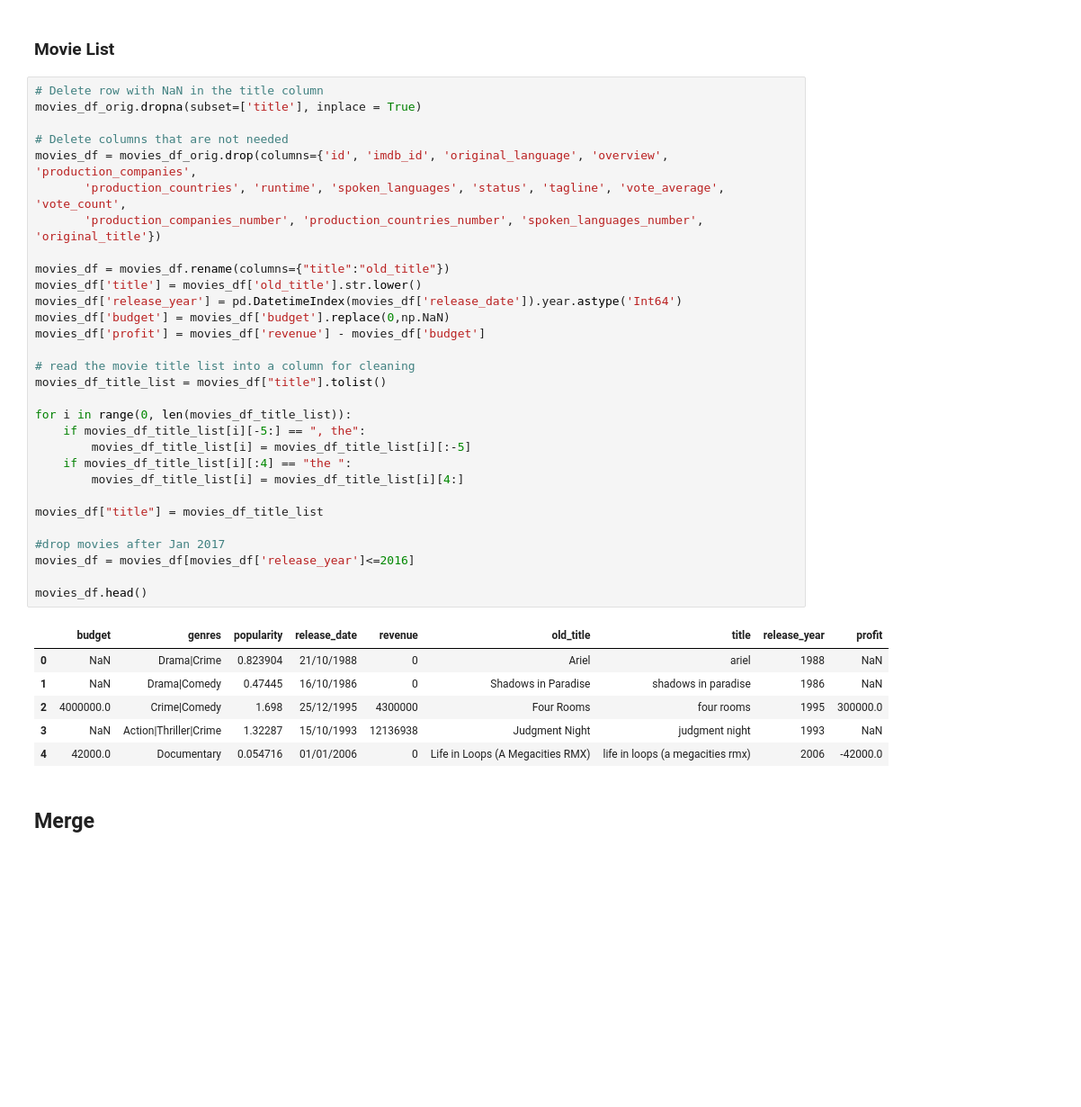
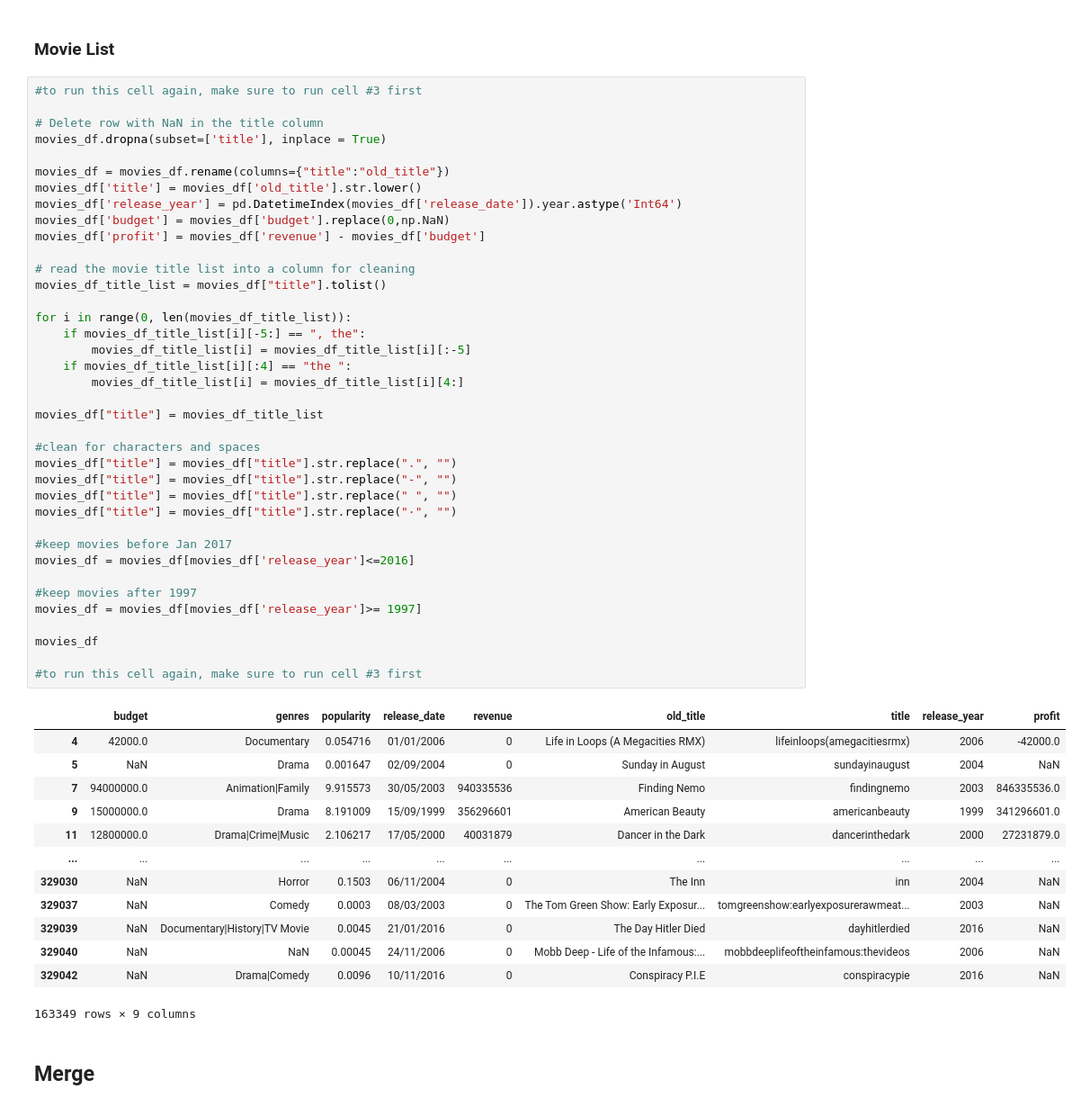
Before and after one commit to dagneycooke/etl_project, a Jupyter notebook: ETL_Project_GG.ipynb, the cells around one changed output. Shown at 90% size. Saved outputs shown, nothing was run; the diff lists cells and outputs as text; blank space fills up the shorter version.

```diff
--- a/ETL_Project_GG.ipynb
+++ b/ETL_Project_GG.ipynb
@@ -122,41 +128,56 @@ gg_movies_df.head()
 # %% [markdown]
 ### Movie List
 # %%
+#to run this cell again, make sure to run cell #3 first
+
 # Delete row with NaN in the title column
-movies_df_orig.dropna(subset=['title'], inplace = True)
-
-# Delete columns that are not needed
-movies_df = movies_df_orig.drop(columns={'id', 'imdb_id', 'original_language', 'overview', 'production_companies',
-       'production_countries', 'runtime', 'spoken_languages', 'status', 'tagline', 'vote_average', 'vote_count',
-       'production_companies_number', 'production_countries_number', 'spoken_languages_number', 'original_title'})
+movies_df.dropna(subset=['title'], inplace = True)
 
 movies_df = movies_df.rename(columns={"title":"old_title"})
 movies_df['title'] = movies_df['old_title'].str.lower()
 movies_df['release_year'] = pd.DatetimeIndex(movies_df['release_date']).year.astype('Int64')
 movies_df['budget'] = movies_df['budget'].replace(0,np.NaN)
 movies_df['profit'] = movies_df['revenue'] - movies_df['budget']
 
 # read the movie title list into a column for cleaning
 movies_df_title_list = movies_df["title"].tolist()
 
 for i in range(0, len(movies_df_title_list)):
     if movies_df_title_list[i][-5:] == ", the":
         movies_df_title_list[i] = movies_df_title_list[i][:-5]
     if movies_df_title_list[i][:4] == "the ":
         movies_df_title_list[i] = movies_df_title_list[i][4:]
 
 movies_df["title"] = movies_df_title_list
 
-#drop movies after Jan 2017
+#clean for characters and spaces
+movies_df["title"] = movies_df["title"].str.replace(".", "")
+movies_df["title"] = movies_df["title"].str.replace("-", "")
+movies_df["title"] = movies_df["title"].str.replace(" ", "")
+movies_df["title"] = movies_df["title"].str.replace("·", "")
+
+#keep movies before Jan 2017
 movies_df = movies_df[movies_df['release_year']<=2016]
 
-movies_df.head()
+#keep movies after 1997
+movies_df = movies_df[movies_df['release_year']>= 1997]
+
+movies_df
+
+#to run this cell again, make sure to run cell #3 first
 # %% [output]
 |  | budget | genres | popularity | release_date | revenue | old_title | title | release_year | profit |
-| 0 | NaN | Drama|Crime | 0.823904 | 21/10/1988 | 0 | Ariel | ariel | 1988 | NaN |
-| 1 | NaN | Drama|Comedy | 0.47445 | 16/10/1986 | 0 | Shadows in Paradise | shadows in paradise | 1986 | NaN |
-| 2 | 4000000.0 | Crime|Comedy | 1.698 | 25/12/1995 | 4300000 | Four Rooms | four rooms | 1995 | 300000.0 |
-| 3 | NaN | Action|Thriller|Crime | 1.32287 | 15/10/1993 | 12136938 | Judgment Night | judgment night | 1993 | NaN |
-| 4 | 42000.0 | Documentary | 0.054716 | 01/01/2006 | 0 | Life in Loops (A Megacities RMX) | life in loops (a megacities rmx) | 2006 | -42000.0 |
+| 4 | 42000.0 | Documentary | 0.054716 | 01/01/2006 | 0 | Life in Loops (A Megacities RMX) | lifeinloops(amegacitiesrmx) | 2006 | -42000.0 |
+| 5 | NaN | Drama | 0.001647 | 02/09/2004 | 0 | Sunday in August | sundayinaugust | 2004 | NaN |
+| 7 | 94000000.0 | Animation|Family | 9.915573 | 30/05/2003 | 940335536 | Finding Nemo | findingnemo | 2003 | 846335536.0 |
+| 9 | 15000000.0 | Drama | 8.191009 | 15/09/1999 | 356296601 | American Beauty | americanbeauty | 1999 | 341296601.0 |
+| 11 | 12800000.0 | Drama|Crime|Music | 2.106217 | 17/05/2000 | 40031879 | Dancer in the Dark | dancerinthedark | 2000 | 27231879.0 |
+| ... | ... | ... | ... | ... | ... | ... | ... | ... | ... |
+| 329030 | NaN | Horror | 0.1503 | 06/11/2004 | 0 | The Inn | inn | 2004 | NaN |
+| 329037 | NaN | Comedy | 0.0003 | 08/03/2003 | 0 | The Tom Green Show: Early Exposur... | tomgreenshow:earlyexposurerawmeat... | 2003 | NaN |
+| 329039 | NaN | Documentary|History|TV Movie | 0.0045 | 21/01/2016 | 0 | The Day Hitler Died | dayhitlerdied | 2016 | NaN |
+| 329040 | NaN | NaN | 0.00045 | 24/11/2006 | 0 | Mobb Deep - Life of the Infamous:... | mobbdeeplifeoftheinfamous:thevideos | 2006 | NaN |
+| 329042 | NaN | Drama|Comedy | 0.0096 | 10/11/2016 | 0 | Conspiracy P.I.E | conspiracypie | 2016 | NaN |
+163349 rows × 9 columns
 # %% [markdown]
 ## Merge
```
Also changed, not shown: parts of 23 cells of this notebook.
